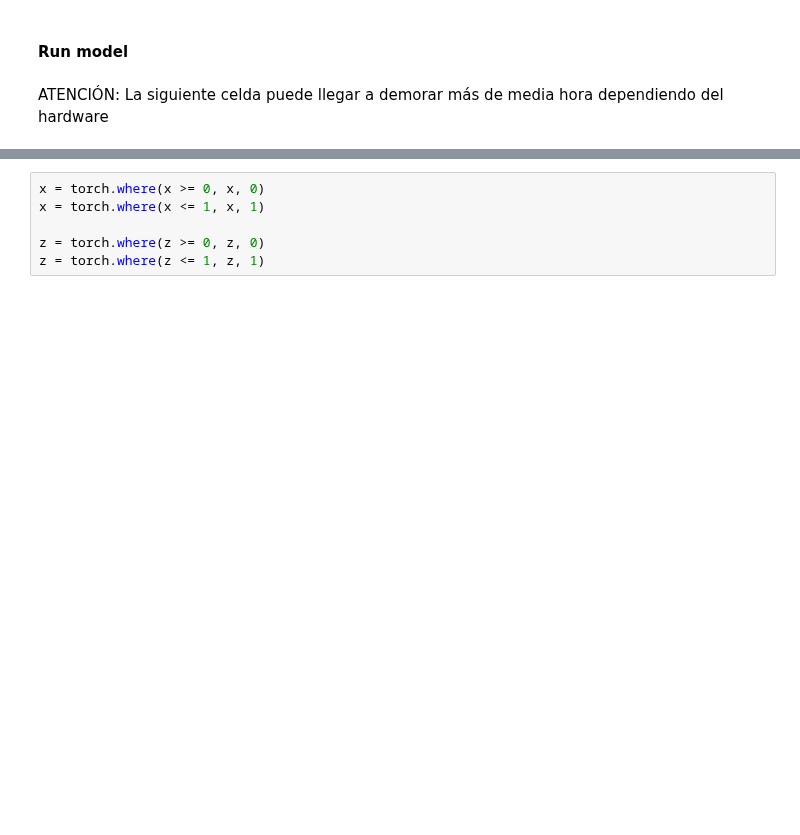
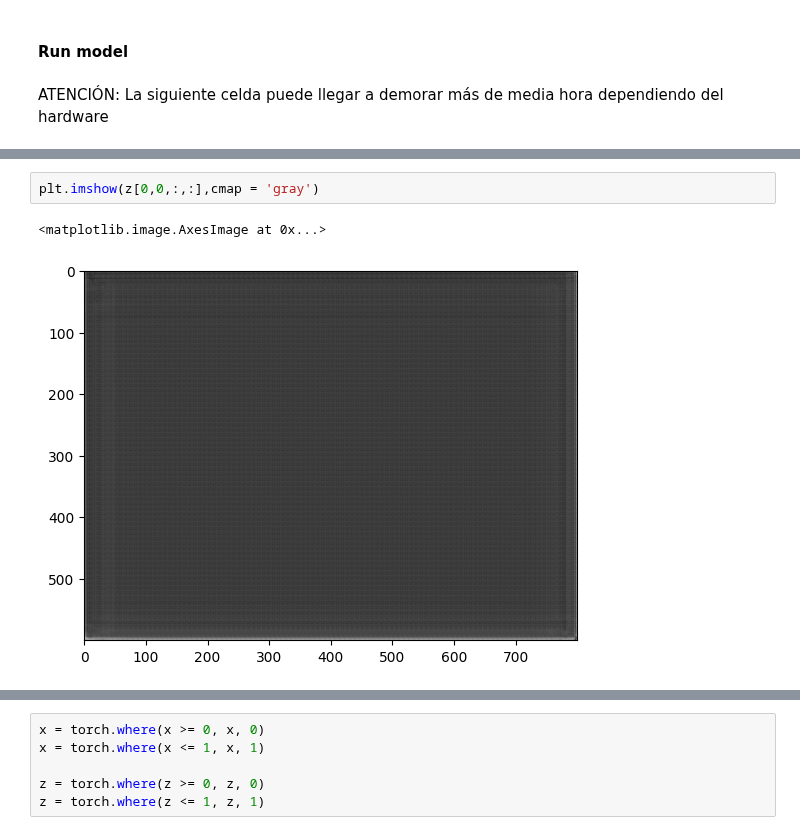
Before and after one commit to emidan19/deep-tempest, a Jupyter notebook: python_scripts/Plug&Play/PlugAndPlay.ipynb, the cells around one changed output, grey strips where cells are left out. Saved outputs shown, nothing was run; the diff lists cells and outputs as text; blank space fills up the shorter version.

```diff
--- a/python_scripts/Plug&Play/PlugAndPlay.ipynb
+++ b/python_scripts/Plug&Play/PlugAndPlay.ipynb
@@ -173,3 +180,8 @@ RuntimeError: Can't call numpy() on Tensor that requires grad. Use tensor.detach
+# %%
+plt.imshow(z[0,0,:,:],cmap = 'gray')
+# %% [output]
+<matplotlib.image.AxesImage at 0x...>
+[figure, added]
 # %%
 x = normalize(x)
 z = normalize(z)
```
Also changed, not shown: parts of 10 cells of this notebook, 2 other files.
